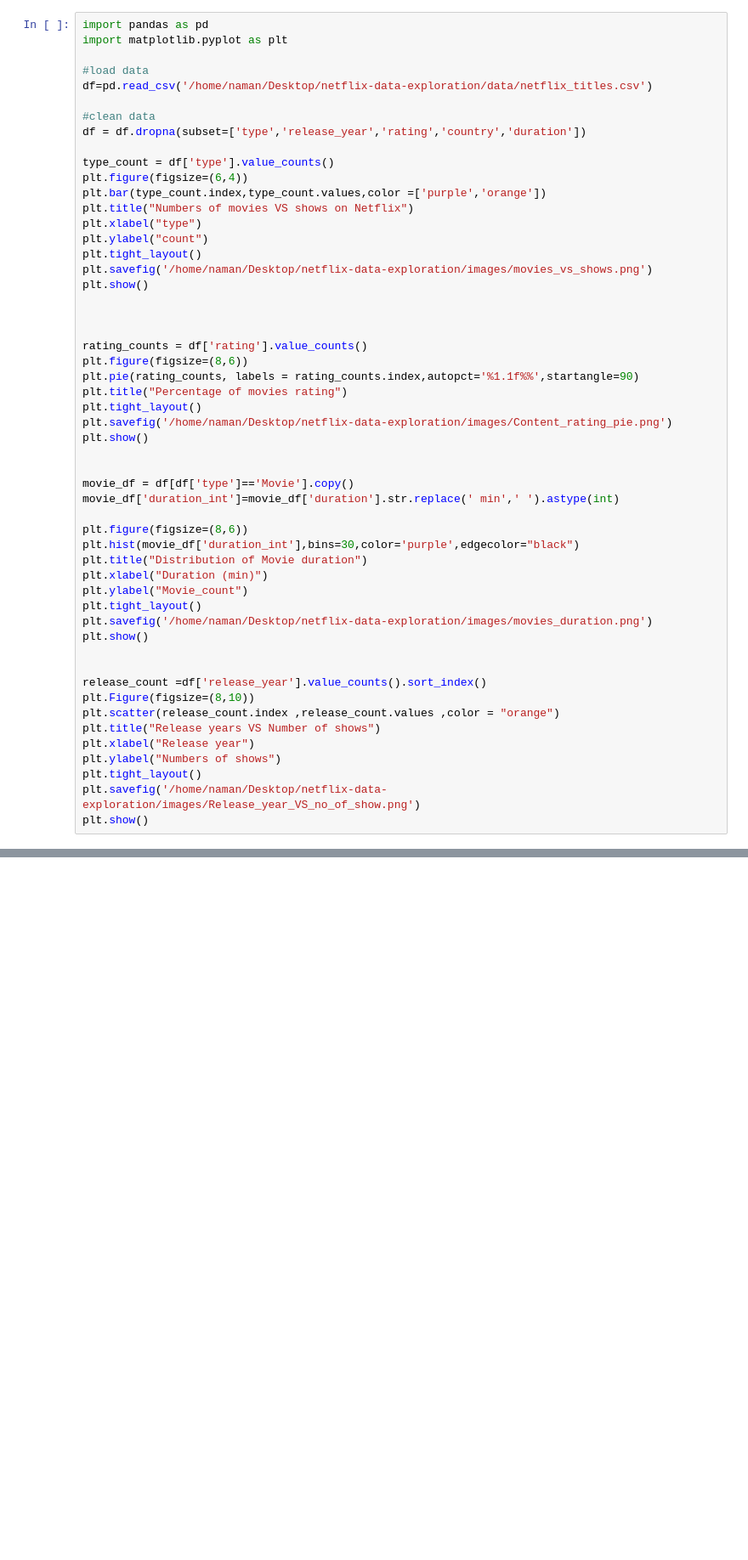
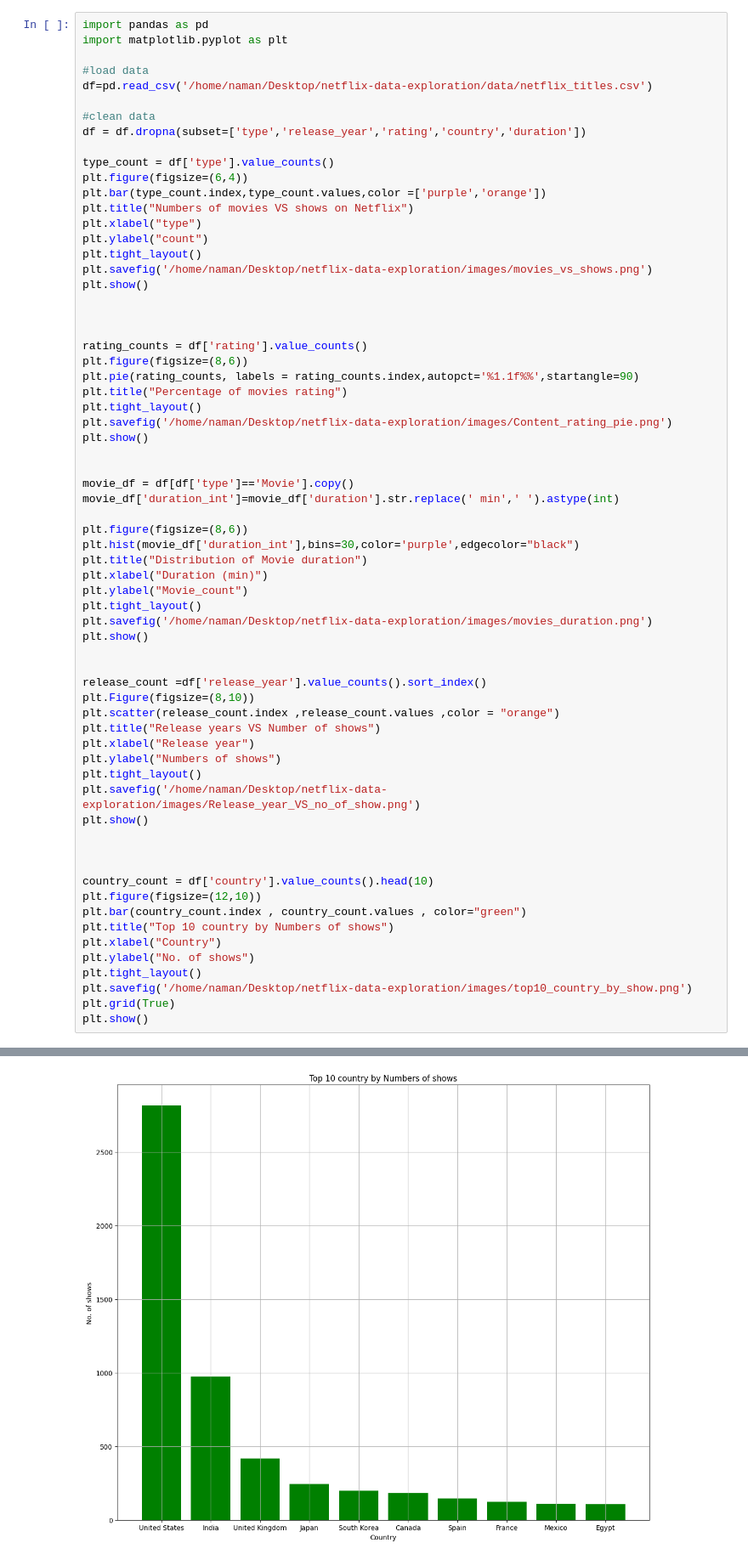
Before and after one commit to NamanAgarwal039/netflix-data-exploration, a Jupyter notebook: notebooks/netflix_analysis.ipynb, the cells around one changed output, grey strips where cells are left out. Shown at 85% size. Cells and saved outputs as stored; diff of their text form; blank space fills up the shorter version.

Commit message:
top 10 country

```diff
--- a/notebooks/netflix_analysis.ipynb
+++ b/notebooks/netflix_analysis.ipynb
@@ -29,30 +29,44 @@ plt.savefig('/home/naman/Desktop/netflix-data-exploration/images/Content_rating_
 plt.show()
 
 
 movie_df = df[df['type']=='Movie'].copy()
 movie_df['duration_int']=movie_df['duration'].str.replace(' min',' ').astype(int)
 
 plt.figure(figsize=(8,6))
 plt.hist(movie_df['duration_int'],bins=30,color='purple',edgecolor="black")
 plt.title("Distribution of Movie duration")
 plt.xlabel("Duration (min)")
 plt.ylabel("Movie_count")
 plt.tight_layout()
 plt.savefig('/home/naman/Desktop/netflix-data-exploration/images/movies_duration.png')
 plt.show()
 
 
 release_count =df['release_year'].value_counts().sort_index()
 plt.Figure(figsize=(8,10))
 plt.scatter(release_count.index ,release_count.values ,color = "orange")
 plt.title("Release years VS Number of shows")
 plt.xlabel("Release year")
 plt.ylabel("Numbers of shows")
 plt.tight_layout()
 plt.savefig('/home/naman/Desktop/netflix-data-exploration/images/Release_year_VS_no_of_show.png')
 plt.show()
+
+
+
+country_count = df['country'].value_counts().head(10)
+plt.figure(figsize=(12,10))
+plt.bar(country_count.index , country_count.values , color="green")
+plt.title("Top 10 country by Numbers of shows")
+plt.xlabel("Country")
+plt.ylabel("No. of shows")
+plt.tight_layout()
+plt.savefig('/home/naman/Desktop/netflix-data-exploration/images/top10_country_by_show.png')
+plt.grid(True)
+plt.show()
 # %% [output]
 [figure]
 [figure]
 [figure]
 [figure]
+[figure, added]
```
Also changed, not shown: 1 other file.
